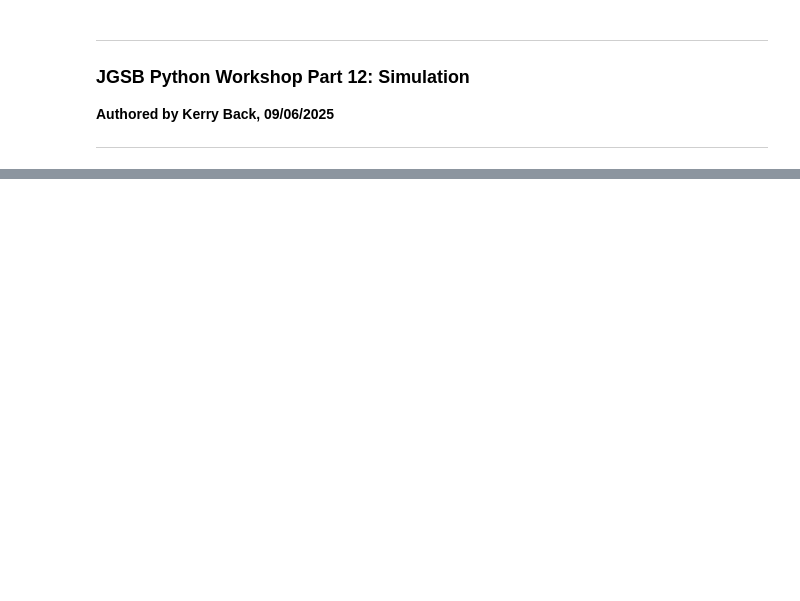
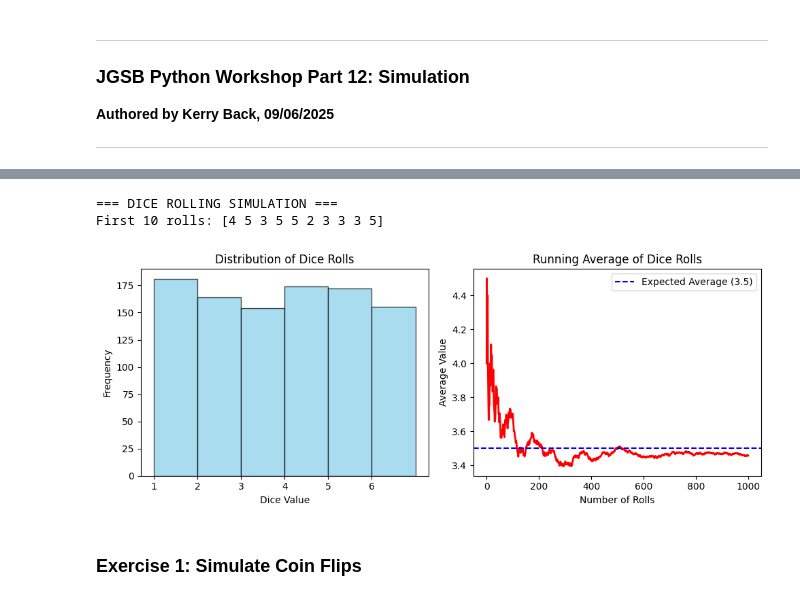
Before and after one commit to kerryback/workshop_python, a Jupyter notebook: notebooks/part12_simulation.ipynb, the cells around one changed output, grey strips where cells are left out. Cells and saved outputs as stored; diff of their text form; code cells hidden in the pictures; blank space fills up the shorter version.

```diff
--- a/notebooks/part12_simulation.ipynb
+++ b/notebooks/part12_simulation.ipynb
@@ -49,46 +150,49 @@ Let's start with basic random number generation and simple simulations to build
 # %%
-# Example 1: Rolling a dice many times
+# Set up our environment
+import numpy as np
+import pandas as pd
+import matplotlib.pyplot as plt
+
+# Set random seed for reproducible results
+np.random.seed(42)
+
 print("=== DICE ROLLING SIMULATION ===")
 
 # Roll a six-sided die 1000 times
 num_rolls = 1000
 dice_rolls = np.random.randint(1, 7, num_rolls)
 
-print(f"Rolled dice {num_rolls} times")
+# Examine the first 10 rolls
 print(f"First 10 rolls: {dice_rolls[:10]}")
-print(f"Average value: {dice_rolls.mean():.2f}")
-print(f"Expected average: 3.5")
-
-# Count how often each number appears
-for i in range(1, 7):
-    count = np.sum(dice_rolls == i)
-    percentage = count / num_rolls * 100
-    print(f"Number {i}: {count} times ({percentage:.1f}%)")
 
 # Visualize the results
 plt.figure(figsize=(10, 4))
 
 plt.subplot(1, 2, 1)
 plt.hist(dice_rolls, bins=range(1, 8), alpha=0.7, color='skyblue', edgecolor='black')
 plt.title('Distribution of Dice Rolls')
 plt.xlabel('Dice Value')
 plt.ylabel('Frequency')
 plt.xticks(range(1, 7))
 
 plt.subplot(1, 2, 2)
 # Show running average
 running_average = np.cumsum(dice_rolls) / np.arange(1, num_rolls + 1)
 plt.plot(running_average, color='red', linewidth=2)
 plt.axhline(y=3.5, color='blue', linestyle='--', label='Expected Average (3.5)')
 plt.title('Running Average of Dice Rolls')
 plt.xlabel('Number of Rolls')
 plt.ylabel('Average Value')
 plt.legend()
 
 plt.tight_layout()
 plt.show()
-
-print("\nKey insight: As we roll more dice, the average gets closer to 3.5!")
+# %% [output]
+=== DICE ROLLING SIMULATION ===
+First 10 rolls: [4 5 3 5 5 2 3 3 3 5]
+[figure, added]
+# %% [markdown]
+### Exercise 1: Simulate Coin Flips
 # %%
 # Exercise 1: Simulate coin flips
 # Flip a coin 100 times and count heads vs tails
```
Also changed, not shown: parts of 21 cells of this notebook, 1 other file.
